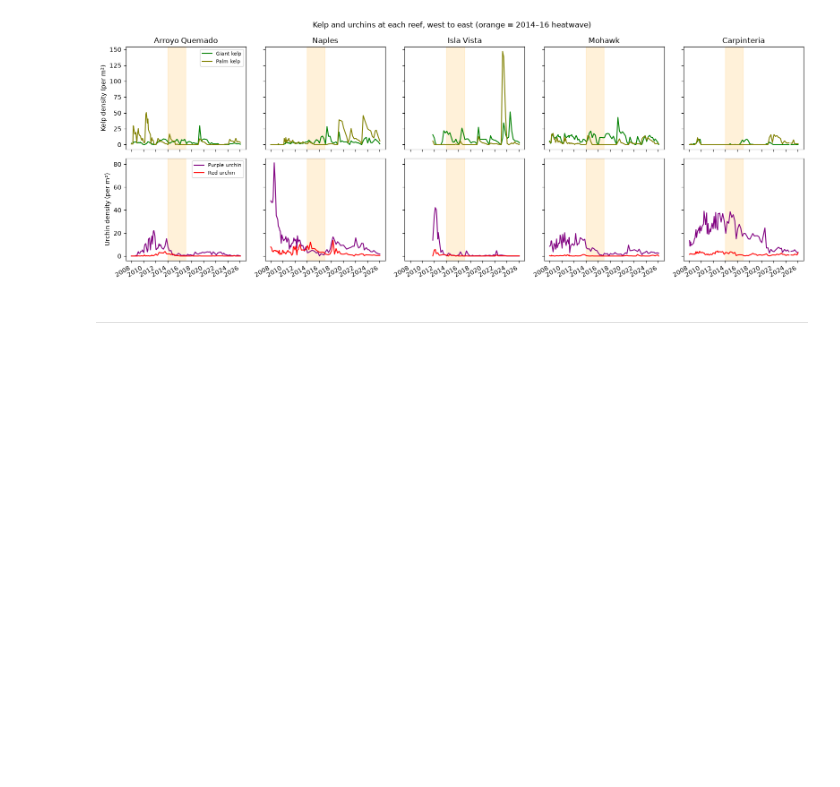
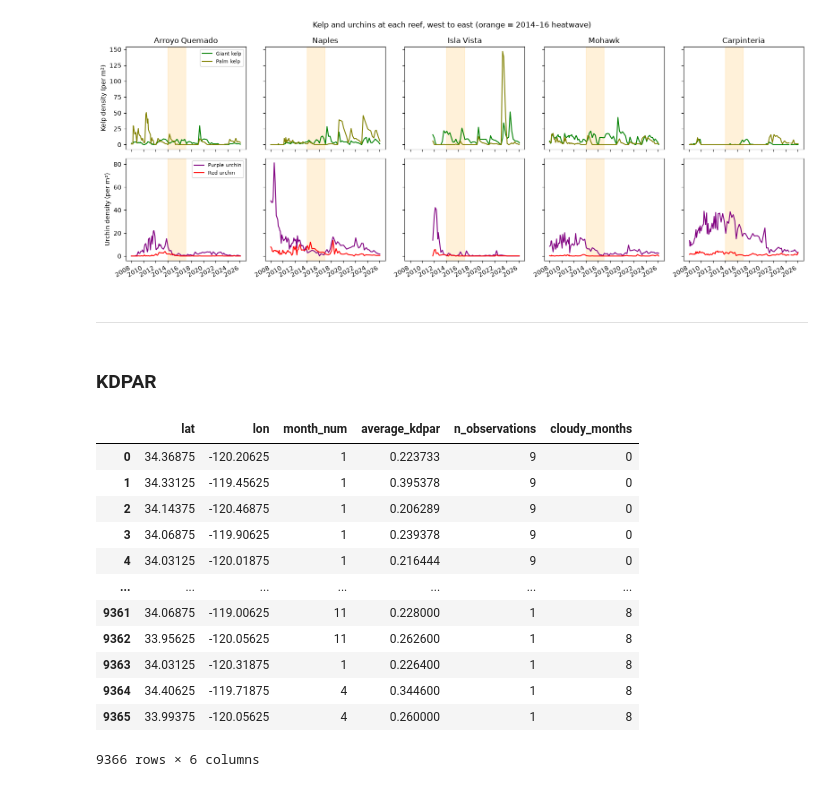
Before and after one commit to EmmaBucket/398_ocean, a Jupyter notebook: Analysis/plots.ipynb, the cells around one changed output. Cells and saved outputs as stored; diff of their text form; code cells hidden in the pictures; blank space fills up the shorter version.

```diff
--- a/Analysis/plots.ipynb
+++ b/Analysis/plots.ipynb
@@ -88,3 +85,5 @@ reef_species = con.execute("SELECT * FROM 'reef_species'").df()
 species_ind = con.execute("SELECT * FROM 'species_ind'").df()
 # %%
 reef_species_sites = con.execute("SELECT * FROM 'reef_species_sites'").df()
+# %%
+kdpar_averages = con.execute("SELECT * FROM 'kdpar_averages'").df()
@@ -413,3 +411,21 @@ plt.show()
 [figure]
 # %% [markdown]
 ---
+# %% [markdown]
+### KDPAR
+# %%
+kdpar_averages
+# %% [output]
+|  | lat | lon | month_num | average_kdpar | n_observations | cloudy_months |
+| 0 | 34.36875 | -120.20625 | 1 | 0.223733 | 9 | 0 |
+| 1 | 34.33125 | -119.45625 | 1 | 0.395378 | 9 | 0 |
+| 2 | 34.14375 | -120.46875 | 1 | 0.206289 | 9 | 0 |
+| 3 | 34.06875 | -119.90625 | 1 | 0.239378 | 9 | 0 |
+| 4 | 34.03125 | -120.01875 | 1 | 0.216444 | 9 | 0 |
+| ... | ... | ... | ... | ... | ... | ... |
+| 9361 | 34.06875 | -119.00625 | 11 | 0.228000 | 1 | 8 |
+| 9362 | 33.95625 | -120.05625 | 11 | 0.262600 | 1 | 8 |
+| 9363 | 34.03125 | -120.31875 | 1 | 0.226400 | 1 | 8 |
+| 9364 | 34.40625 | -119.71875 | 4 | 0.344600 | 1 | 8 |
+| 9365 | 33.99375 | -120.05625 | 4 | 0.260000 | 1 | 8 |
+9366 rows × 6 columns
```
Also changed, not shown: parts of 16 cells of this notebook.
